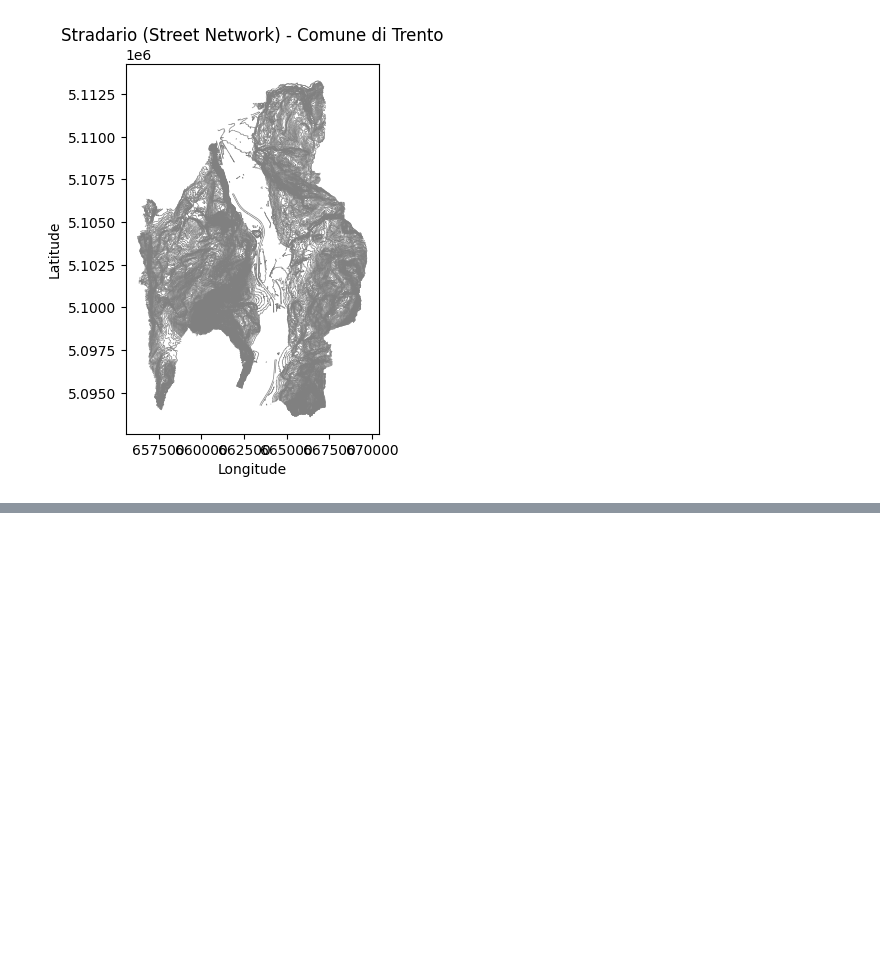
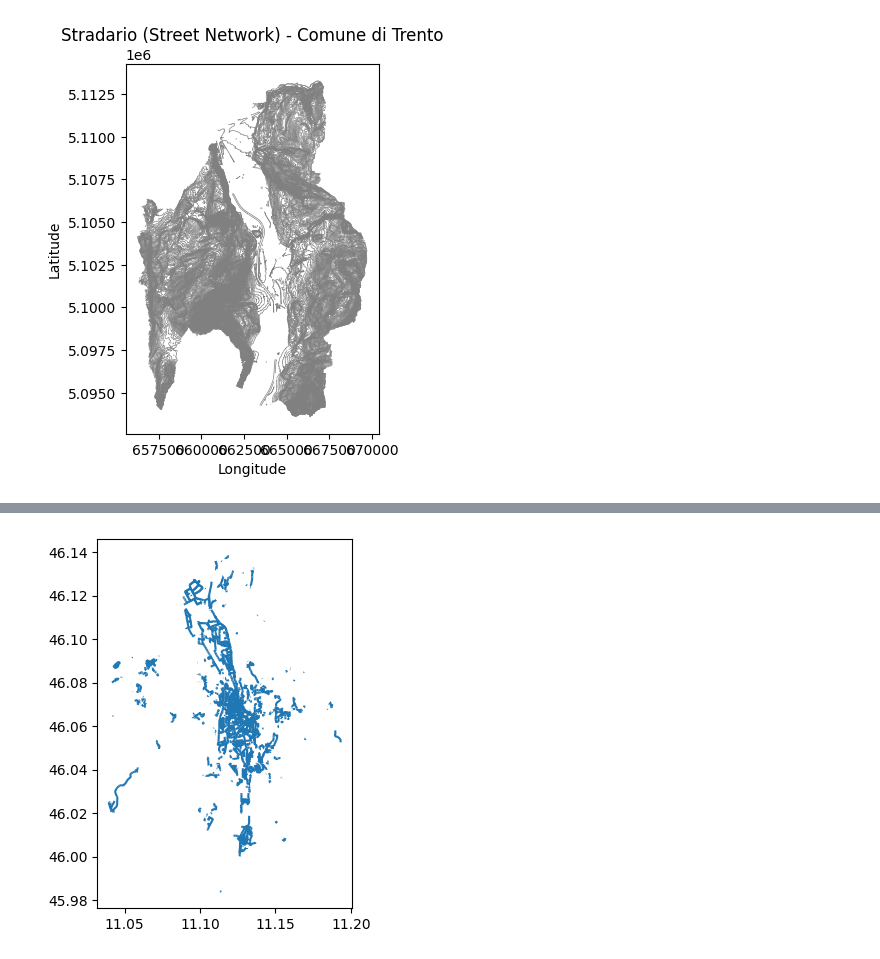
Before and after one commit to Ggenoni/Geospatial_analysis_and_representation, a Jupyter notebook: Project.ipynb, the cells around one changed output, grey strips where cells are left out. Cells and saved outputs as stored; diff of their text form; code cells hidden in the pictures; blank space fills up the shorter version.

```diff
--- a/Project.ipynb
+++ b/Project.ipynb
@@ -160,0 +260,7 @@ plt.show()
+# %%
+walking_roads = lines[lines.highway.isin(['pedestrian', 'footway'])]
+# %%
+walking_roads.plot()
+plt.show()
+# %% [output]
+[figure, added]
```
Also changed, not shown: parts of 14 cells of this notebook.
